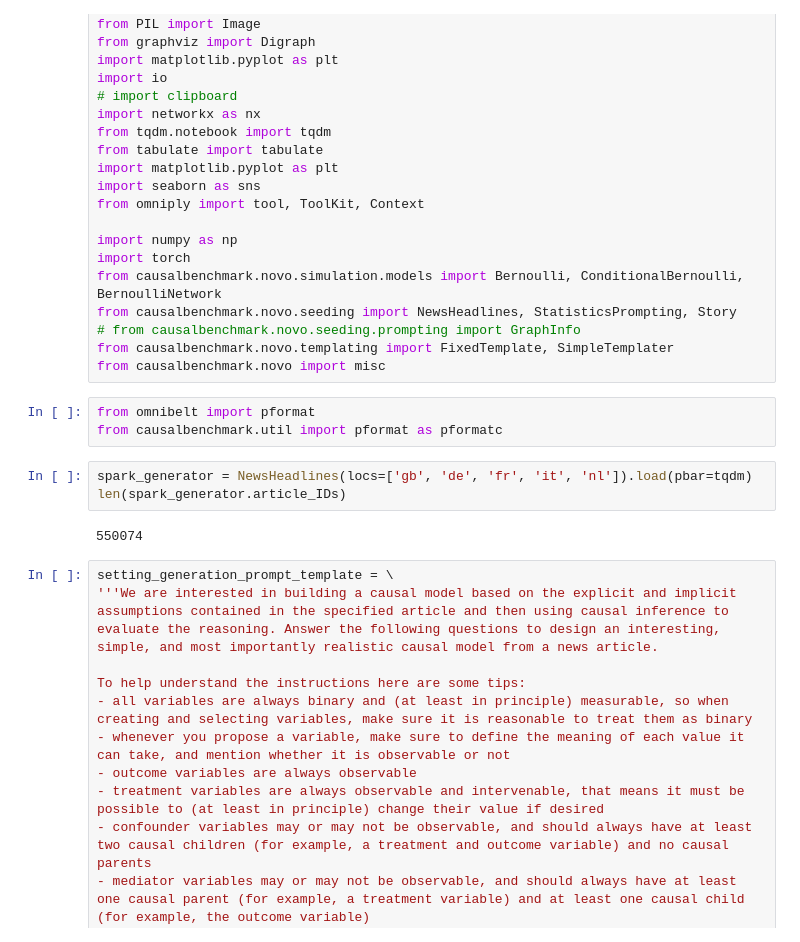
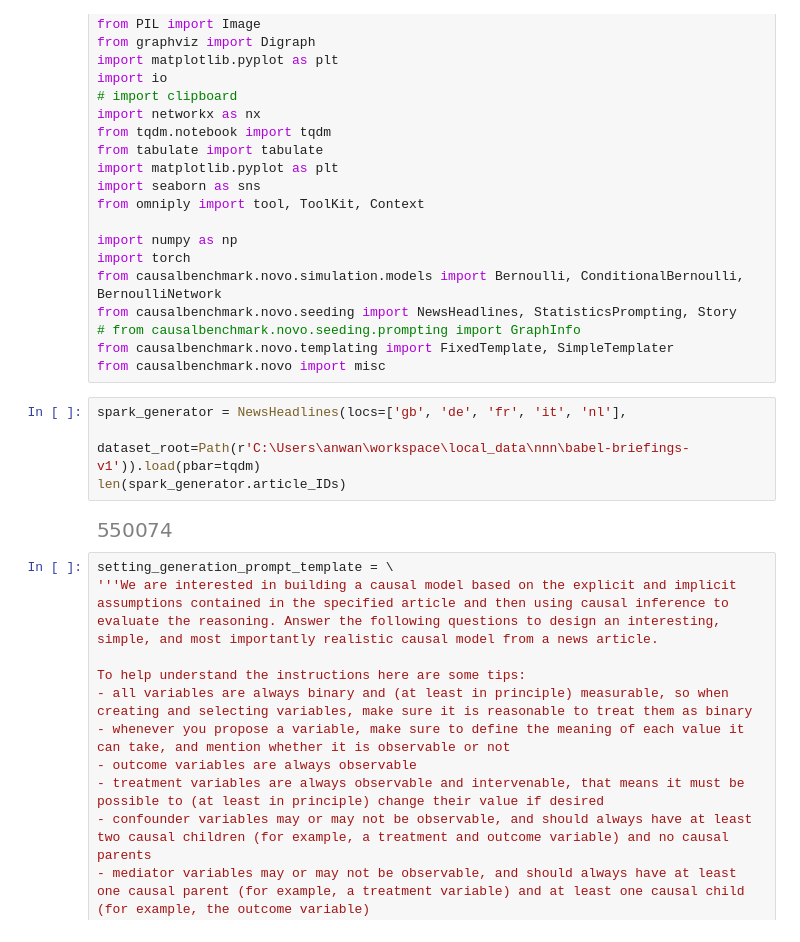
Before and after one commit to felixludos/cladder, a Jupyter notebook: notebooks/query_probs.ipynb, the cells around one changed output. Cells and saved outputs as stored; diff of their text form.

```diff
--- a/notebooks/query_probs.ipynb
+++ b/notebooks/query_probs.ipynb
@@ -23,14 +23,12 @@ from causalbenchmark.novo.seeding import NewsHeadlines, StatisticsPrompting, Sto
 # from causalbenchmark.novo.seeding.prompting import GraphInfo
 from causalbenchmark.novo.templating import FixedTemplate, SimpleTemplater
 from causalbenchmark.novo import misc
-# %%
-from omnibelt import pformat
-from causalbenchmark.util import pformat as pformatc
 # %%
-spark_generator = NewsHeadlines(locs=['gb', 'de', 'fr', 'it', 'nl']).load(pbar=tqdm)
+spark_generator = NewsHeadlines(locs=['gb', 'de', 'fr', 'it', 'nl'],
+                                dataset_root=Path(r'C:\Users\anwan\workspace\local_data\nnn\babel-briefings-v1')).load(pbar=tqdm)
 len(spark_generator.article_IDs)
 # %% [output]
-550074
+[figure, added]
 # %%
 setting_generation_prompt_template = \
 '''We are interested in building a causal model based on the explicit and implicit assumptions contained in the specified article and then using causal inference to evaluate the reasoning. Answer the following questions to design an interesting, simple, and most importantly realistic causal model from a news article.
```
Also changed, not shown: parts of 4 cells of this notebook, 2 other files.
